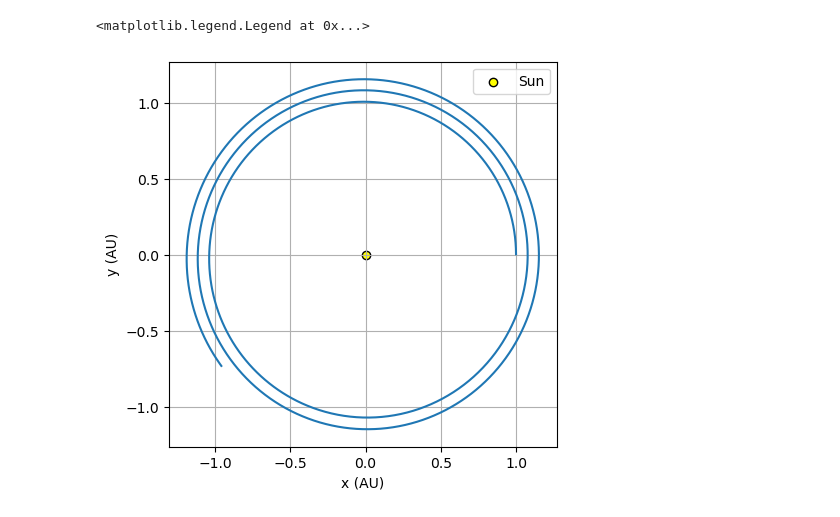
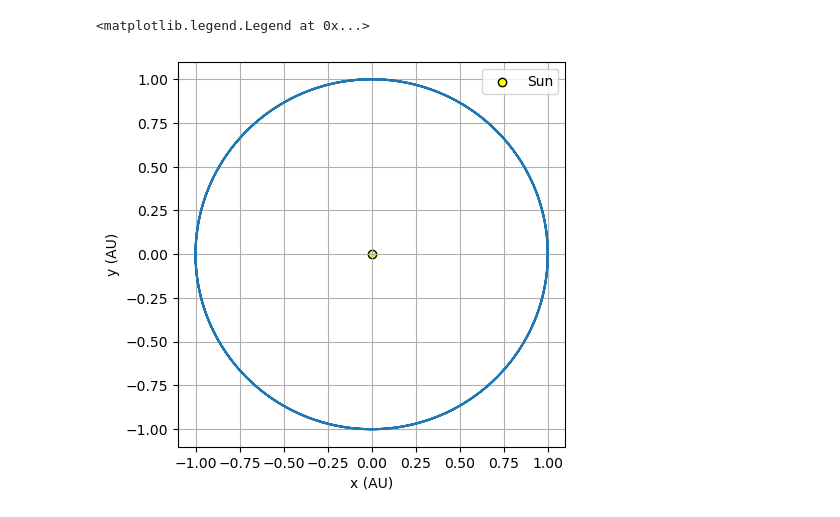
Before and after one commit to kparrine/Computational_Astro, a Jupyter notebook: C4/C4.ipynb, the cells around one changed output. Drawn from its saved outputs; the diff is of its cells as text; code cells hidden in the pictures.

Commit message:
Plotting Leapfrog

```diff
--- a/C4/C4.ipynb
+++ b/C4/C4.ipynb
@@ -52,14 +63,3 @@ x,y,vx,vy,dt = Euler(1,0,0,vcirc,3,0.001)
-# %%
-plt.figure(figsize=(5,5))
-plt.plot(x,y)
-plt.scatter(0,0,color="yellow",label="Sun",alpha=1,edgecolor="black")
-plt.xlabel("x (AU)")
-plt.ylabel("y (AU)")
-plt.grid()
-plt.legend()
-# %% [output]
-<matplotlib.legend.Legend at 0x...>
-[figure, removed]
 # %%
 #Leapfrog
 def leapfrog(x,y,vx,vy,time,dt):
@@ -87,0 +108,21 @@ def leapfrog(x,y,vx,vy,time,dt):
+# %%
+#testing leapfrog
+#Orbital mech eqns - but need to do in x and y/maybe with theta (2d problem to 1d problem). Using params given by hw
+G = 4*np.pi**2
+M = 1 #solar mass
+
+x, y = 0,1 #AU
+vcirc = np.sqrt(G*M/r)
+
+x,y,vx,vy,dt = leapfrog(1,0,0,vcirc,3,0.001)
+
+plt.figure(figsize=(5,5))
+plt.plot(x,y)
+plt.scatter(0,0,color="yellow",label="Sun",alpha=1,edgecolor="black")
+plt.xlabel("x (AU)")
+plt.ylabel("y (AU)")
+plt.grid()
+plt.legend()
+# %% [output]
+<matplotlib.legend.Legend at 0x...>
+[figure, added]
```
Also changed, not shown: parts of 2 cells of this notebook.
